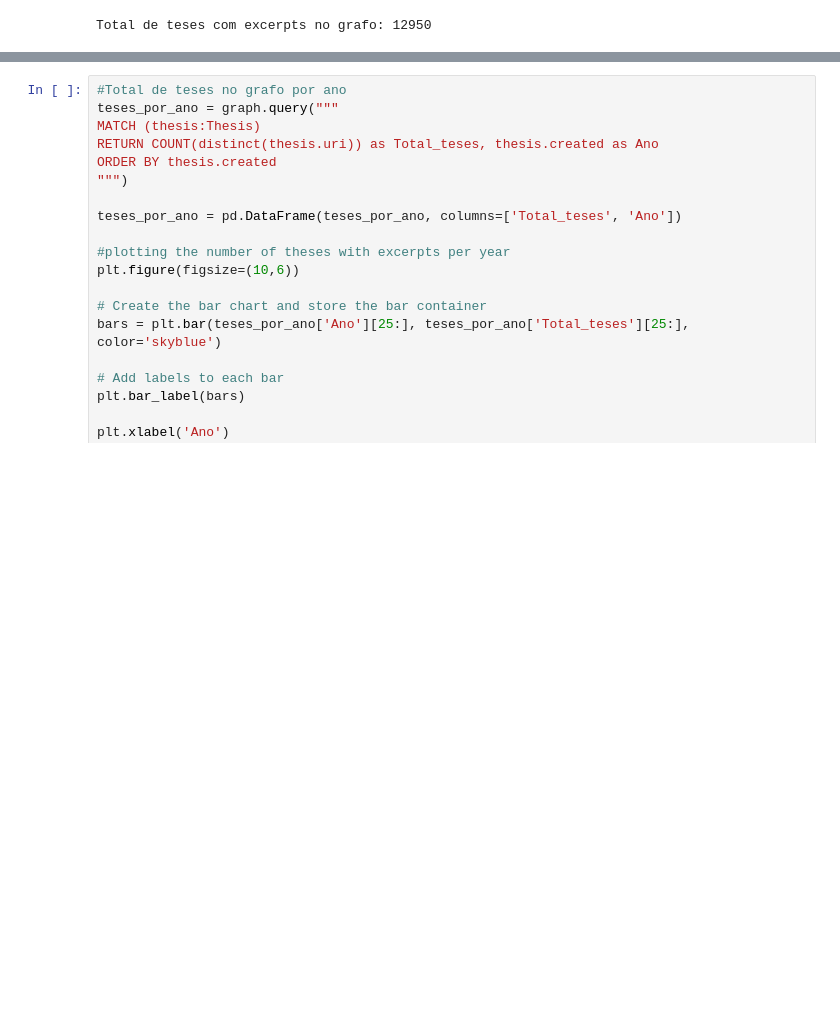
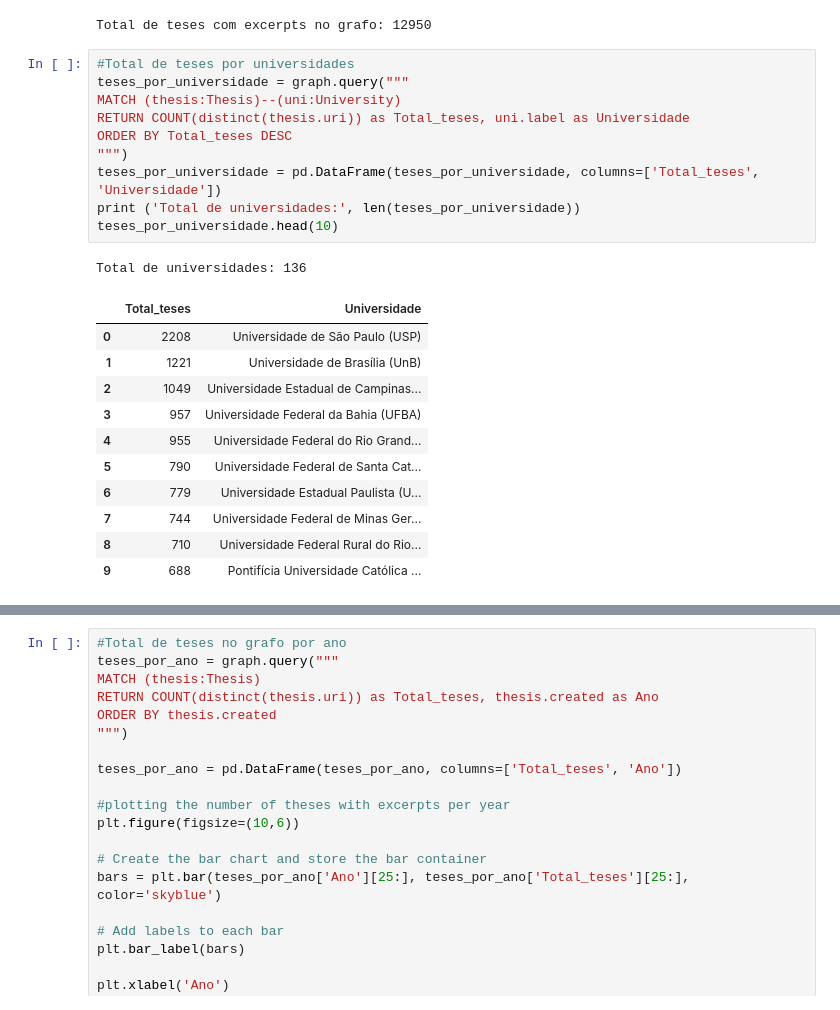
Before and after one commit to fabiocorreacordeiro/Indigenous-Slavery-KG, a Jupyter notebook: EDA.ipynb, the cells around one changed output, grey strips where cells are left out. Saved outputs shown, nothing was run; the diff lists cells and outputs as text; blank space fills up the shorter version.

```diff
--- a/EDA.ipynb
+++ b/EDA.ipynb
@@ -80,3 +80,26 @@ RETURN DISTINCT(thesis.uri)
 print(f'Total de teses com excerpts no grafo: {total_teses_com_excerpts}')
 # %% [output]
 Total de teses com excerpts no grafo: 12950
+# %%
+#Total de teses por universidades
+teses_por_universidade = graph.query("""
+MATCH (thesis:Thesis)--(uni:University)
+RETURN COUNT(distinct(thesis.uri)) as Total_teses, uni.label as Universidade
+ORDER BY Total_teses DESC
+""")
+teses_por_universidade = pd.DataFrame(teses_por_universidade, columns=['Total_teses', 'Universidade'])
+print ('Total de universidades:', len(teses_por_universidade))
+teses_por_universidade.head(10)
+# %% [output]
+Total de universidades: 136
+|  | Total_teses | Universidade |
+| 0 | 2208 | Universidade de São Paulo (USP) |
+| 1 | 1221 | Universidade de Brasília (UnB) |
+| 2 | 1049 | Universidade Estadual de Campinas... |
+| 3 | 957 | Universidade Federal da Bahia (UFBA) |
+| 4 | 955 | Universidade Federal do Rio Grand... |
+| 5 | 790 | Universidade Federal de Santa Cat... |
+| 6 | 779 | Universidade Estadual Paulista (U... |
+| 7 | 744 | Universidade Federal de Minas Ger... |
+| 8 | 710 | Universidade Federal Rural do Rio... |
+| 9 | 688 | Pontifícia Universidade Católica ... |
```
Also changed, not shown: parts of 1 cell of this notebook.
